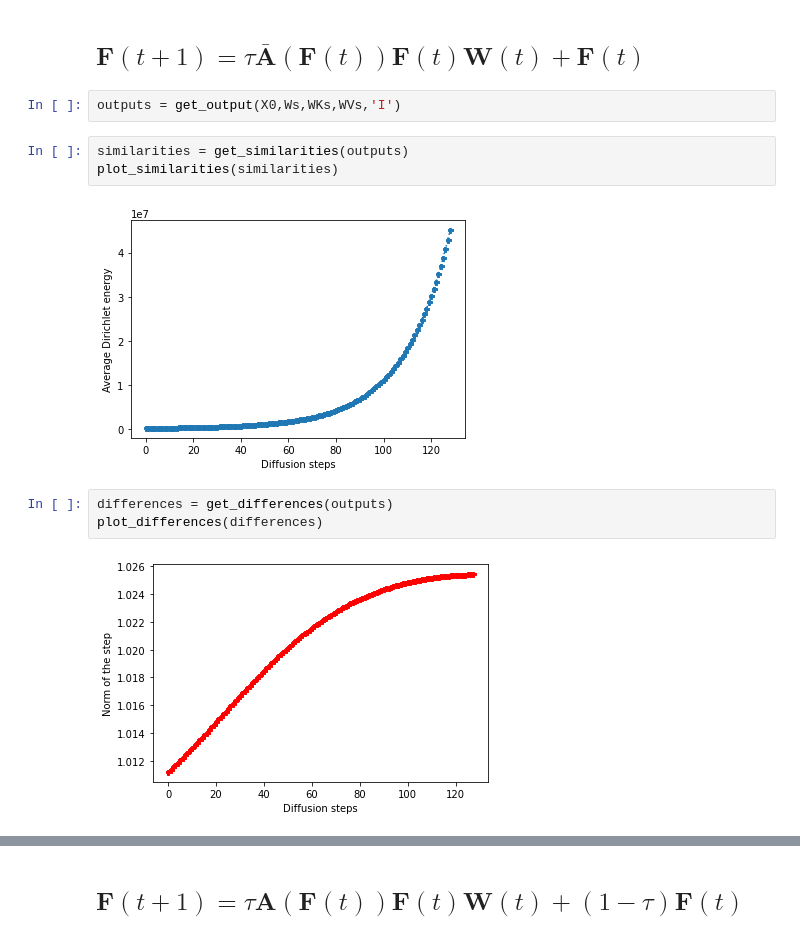
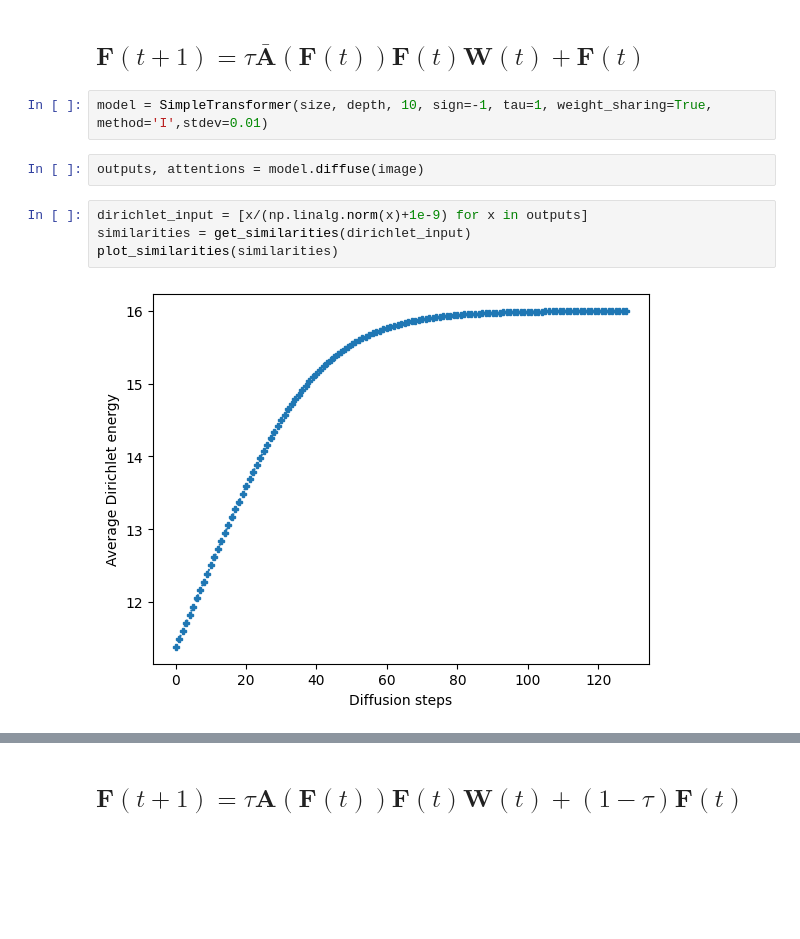
Before and after one commit to jean72human/transformers-as-gradient-flow, a Jupyter notebook: RandomExp2-SelfAttention.ipynb, the cells around one changed output, grey strips where cells are left out. Cells and saved outputs as stored; diff of their text form; blank space fills up the shorter version.

```diff
--- a/RandomExp2-SelfAttention.ipynb
+++ b/RandomExp2-SelfAttention.ipynb
@@ -78,15 +77,13 @@ plot_images_full([attentions[0],attentions[32],attentions[-1]])
 [figure]
 # %% [markdown]
 ## $\mathbf{F}(t+1) = \tau \bar{\mathbf{A}}(\mathbf{F}(t))\mathbf{F}(t)\mathbf{W}(t) + \mathbf{F}(t)$
-# %%
-outputs = get_output(X0,Ws,WKs,WVs,'I')
-# %%
-similarities = get_similarities(outputs)
-plot_similarities(similarities)
-# %% [output]
-[figure, removed]
-# %%
-differences = get_differences(outputs)
-plot_differences(differences)
-# %% [output]
-[figure, removed]
+# %%
+model = SimpleTransformer(size, depth, 10, sign=-1, tau=1, weight_sharing=True, method='I',stdev=0.01)
+# %%
+outputs, attentions = model.diffuse(image)
+# %%
+dirichlet_input = [x/(np.linalg.norm(x)+1e-9) for x in outputs]
+similarities = get_similarities(dirichlet_input)
+plot_similarities(similarities)
+# %% [output]
+[figure, added]
```
Also changed, not shown: parts of 20 cells of this notebook, 5 other files.
